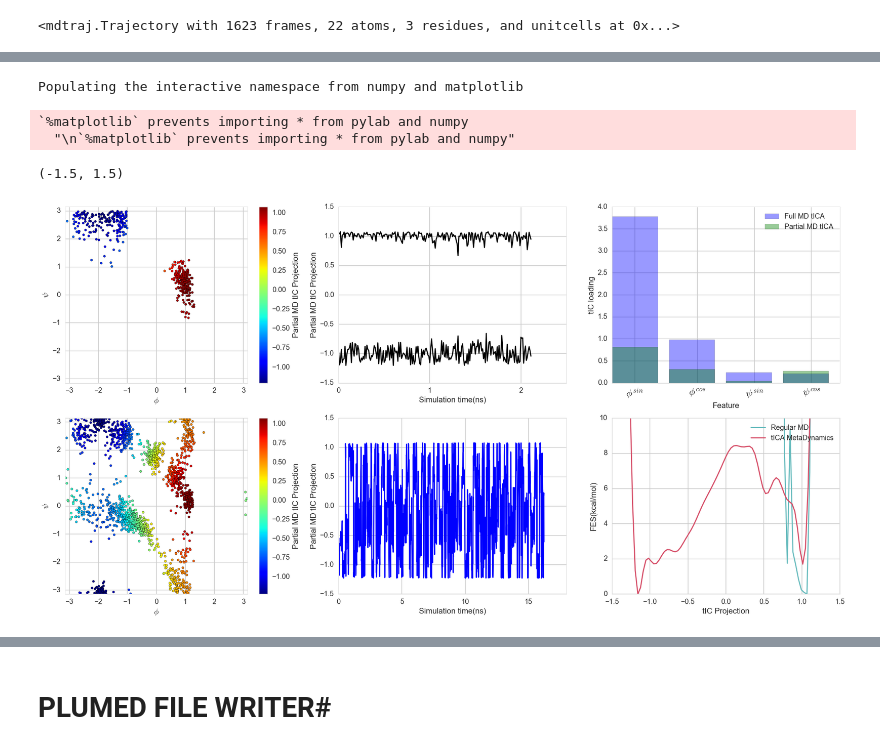
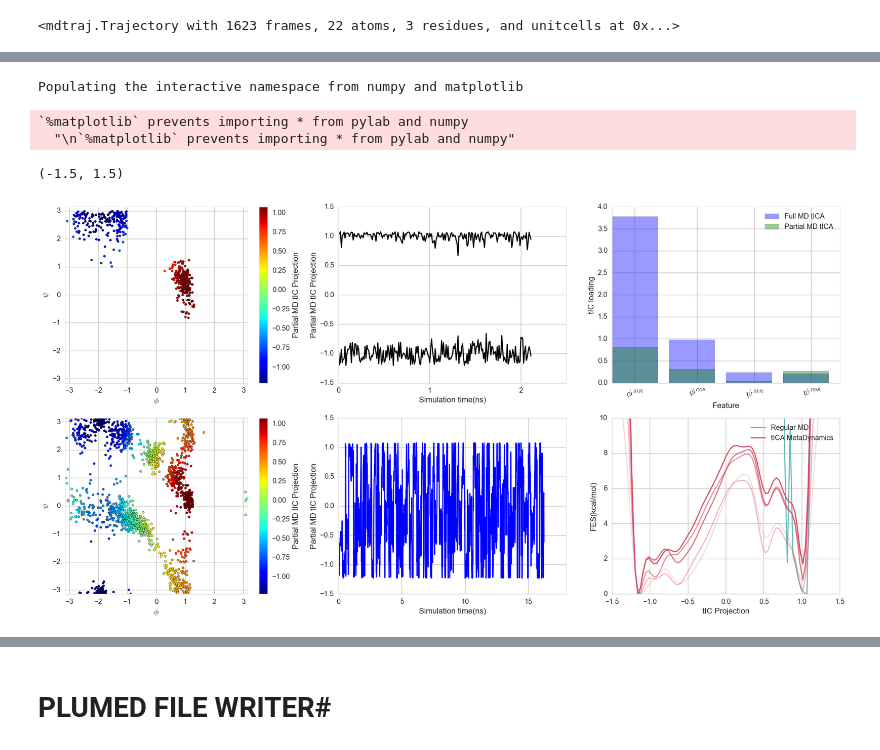
Before and after one commit to msultan/tica_metadynamics_paper_1, a Jupyter notebook: alanine_examples/ipynb/alanine_metadynamics.ipynb, the cells around one changed output, grey strips where cells are left out. Saved outputs shown, nothing was run; the diff lists cells and outputs as text; code cells hidden in the pictures.

```diff
--- a/alanine_examples/ipynb/alanine_metadynamics.ipynb
+++ b/alanine_examples/ipynb/alanine_metadynamics.ipynb
@@ -55,7 +59,7 @@ def plot_free_energy(data, ax=None, obs=0, temperature=300., n_samples=None,
                      color='beryl', shade=True, alpha=0.5, cmap='bone',
                      vmin=None, vmax=None, n_levels=10, clabel=False,
                      clabel_kwargs=None, xlabel=None, ylabel=None,
-                     labelsize=14, random_state=None):
+                     labelsize=14, random_state=None,label="Regular MD"):
 
     #sns.set_style('whitegrid')
 
@@ -85,7 +89,7 @@ def plot_free_energy(data, ax=None, obs=0, temperature=300., n_samples=None,
 
         Z = _thermo_transform(Z, temperature)
 
-        ax.plot(X, Z - Z.min(), color=color,label="Regular MD")
+        ax.plot(X, Z - Z.min(), color=color,label=label)
 
         #ax.fill_between(X, Z - Z.min(), Z.max() - Z.min(),
          #               facecolor=color, alpha=alpha)
@@ -246,0 +268,14 @@ Populating the interactive namespace from numpy and matplotlib
+# %%
+for i in prj.extended_tica_data:
+    plot(i)
+
+cross_overs=0
+data=np.where(np.concatenate(prj.extended_tica_data)>5)[0]
+for ind,i in enumerate(data):
+    if ind==0:
+        cross_overs += 1
+    elif data[ind-1]==i-1:
+        continue
+    else:
+        cross_overs +=1
+print("Number of cross overs is", cross_overs)
@@ -247,5 +285,8 @@ Populating the interactive namespace from numpy and matplotlib
 # %%
 cross_overs=0
+for i in prj.tica_feat:
+    plot(i)
+
 data=np.where(np.concatenate(prj.tica_feat[0])>5)[0]
 for ind,i in enumerate(data):
     if ind==0:
@@ -256,6 +297,6 @@ for ind,i in enumerate(data):
     else:
         print(i)
         cross_overs +=1
-print(cross_overs)
+print("Number of cross overs is", cross_overs)
 # %% [output]
 11876
@@ -263,5 +305,7 @@ print(cross_overs)
 # %%
 cross_overs=0
+for i in full_tica_feat:
+    plot(i)
 data=np.where(np.concatenate(full_tica_feat[0])>5)[0]
 for ind,i in enumerate(data):
     if ind==0:
@@ -270,5 +314,5 @@ for ind,i in enumerate(data):
         continue
     else:
         cross_overs +=1
-print(cross_overs)
+print("Number of cross overs is", cross_overs)
 # %% [output]
@@ -319,36 +364,40 @@ plot(meta_tica_feat[0])
 ylabel("tIC Projection")
 xticks([0,500,1000,1500],[0,5,10,15])
 ylabel("Partial MD tIC Projection")
 xlabel("Simulation time(ns)")
 
+
+ax=subplot(2,3,6)
 pop=partial_prj.msm_mdl.populations_
 
 pi=[]
 for i in np.concatenate(partial_prj.assignments):
     if i in partial_prj.msm_mdl.mapping_:
         pi.append(pop[partial_prj.msm_mdl.mapping_[i]])
     else:
         pi.append(0)
-ax=subplot(2,3,6)
 ax=plot_free_energy(np.concatenate(partial_prj.tica_feat),ax=ax,pi=pi,shade='white',n_samples=25000)
-legend()
-xlim([-1.5,1.5])
+
 ylim([0,10])
 xlabel("Partial MD tIC Projection")
 ylabel("FES(kcal/mol)")
 data = np.loadtxt("%s/metad_data/fes.dat"%partial_prj.loc)
 plot(data[:,0],data[:,1]/4.184,label="tICA MetaDynamics",c='#d64d67')
+alpha_list=[0.2,0.4,0.6,0.8]
+for i in range(4):
+    data = np.loadtxt("%s/metad_data/fes_%d.dat"%(partial_prj.loc,i))
+    plot(data[:,0],data[:,1]/4.184,c='#d64d67',alpha=alpha_list[i])
 xlabel("tIC Projection")
 ylabel("FES(kcal/mol)")
 ylim([0,10])
 legend()
 xlim([-1.5,1.5])
 #sns.despine()
 # %% [output]
 Populating the interactive namespace from numpy and matplotlib
 `%matplotlib` prevents importing * from pylab and numpy
   "\n`%matplotlib` prevents importing * from pylab and numpy"
 (-1.5, 1.5)
-[figure, old version]
+[figure, new version]
 # %%
 cross_overs=0
```
Also changed, not shown: parts of 6 cells of this notebook, 26 other files.
